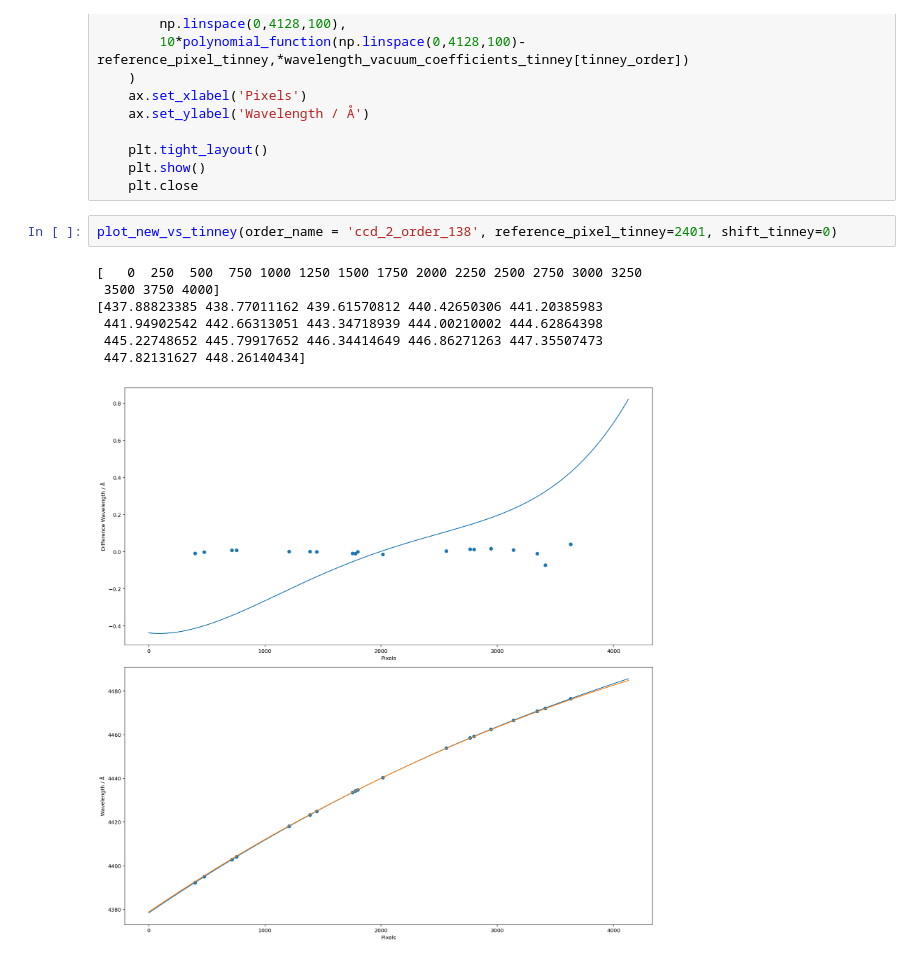
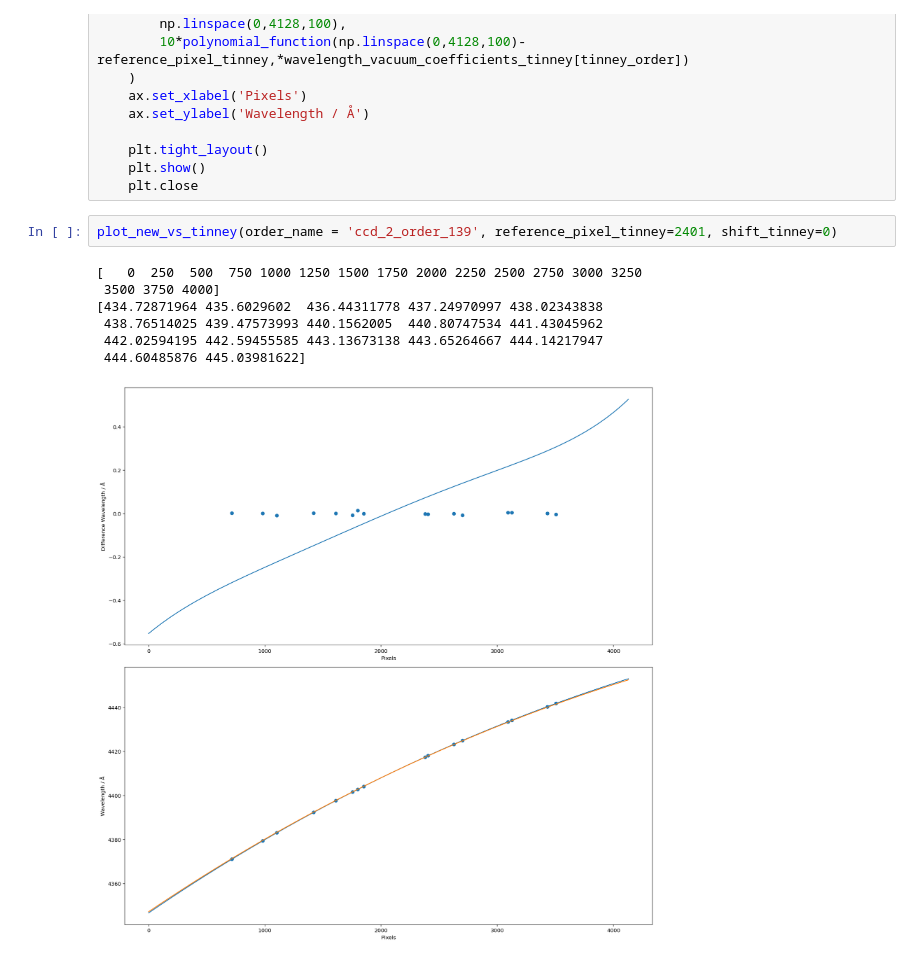
Before and after one commit to svenbuder/velocereduction, a Jupyter notebook: VeloceReduction/veloce_reference_data/thxe_pixels_and_positions/test_pixel_wavelength_mapping.ipynb, the cells around one changed output. Cells and saved outputs as stored; diff of their text form.

Commit message:
ccd 2 order 139

```diff
--- a/VeloceReduction/veloce_reference_data/thxe_pixels_and_positions/test_pixel_wavelength_mapping.ipynb
+++ b/VeloceReduction/veloce_reference_data/thxe_pixels_and_positions/test_pixel_wavelength_mapping.ipynb
@@ -102,12 +102,12 @@ def plot_new_vs_tinney(order_name, reference_pixel_tinney = 2450, shift_tinney =
     plt.show()
     plt.close
 # %%
-plot_new_vs_tinney(order_name = 'ccd_2_order_138', reference_pixel_tinney=2401, shift_tinney=0)
+plot_new_vs_tinney(order_name = 'ccd_2_order_139', reference_pixel_tinney=2401, shift_tinney=0)
 # %% [output]
 [   0  250  500  750 1000 1250 1500 1750 2000 2250 2500 2750 3000 3250
  3500 3750 4000]
-[437.88823385 438.77011162 439.61570812 440.42650306 441.20385983
- 441.94902542 442.66313051 443.34718939 444.00210002 444.62864398
- 445.22748652 445.79917652 446.34414649 446.86271263 447.35507473
- 447.82131627 448.26140434]
+[434.72871964 435.6029602  436.44311778 437.24970997 438.02343838
+ 438.76514025 439.47573993 440.1562005  440.80747534 441.43045962
+ 442.02594195 442.59455585 443.13673138 443.65264667 444.14217947
+ 444.60485876 445.03981622]
-[figure, old version]
+[figure, new version]
```
Also changed, not shown: 1 other file.
